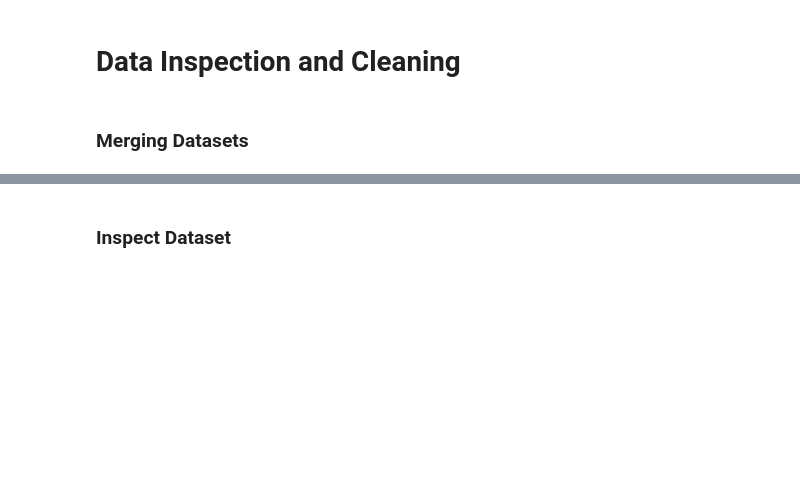
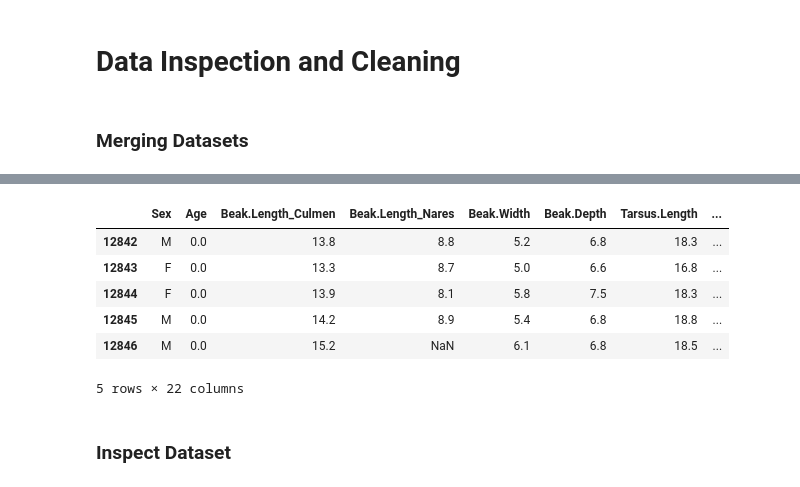
Before and after one commit to bethharvey/capstone-project, a Jupyter notebook: avonet_bird_identification.ipynb, the cells around one changed output, grey strips where cells are left out. Cells and saved outputs as stored; diff of their text form; code cells hidden in the pictures; blank space fills up the shorter version.

```diff
--- a/avonet_bird_identification.ipynb
+++ b/avonet_bird_identification.ipynb
@@ -70,3 +90,13 @@ avonet.head()
+# %%
+sparrows.head()
+# %% [output]
+|  | Sex | Age | Beak.Length_Culmen | Beak.Length_Nares | Beak.Width | Beak.Depth | Tarsus.Length | ... |
+| 12842 | M | 0.0 | 13.8 | 8.8 | 5.2 | 6.8 | 18.3 | ... |
+| 12843 | F | 0.0 | 13.3 | 8.7 | 5.0 | 6.6 | 16.8 | ... |
+| 12844 | F | 0.0 | 13.9 | 8.1 | 5.8 | 7.5 | 18.3 | ... |
+| 12845 | M | 0.0 | 14.2 | 8.9 | 5.4 | 6.8 | 18.8 | ... |
+| 12846 | M | 0.0 | 15.2 | NaN | 6.1 | 6.8 | 18.5 | ... |
+5 rows × 22 columns
 # %% [markdown]
 ### Inspect Dataset
 # %%
```
Also changed, not shown: parts of 25 cells of this notebook, 1 other file.
